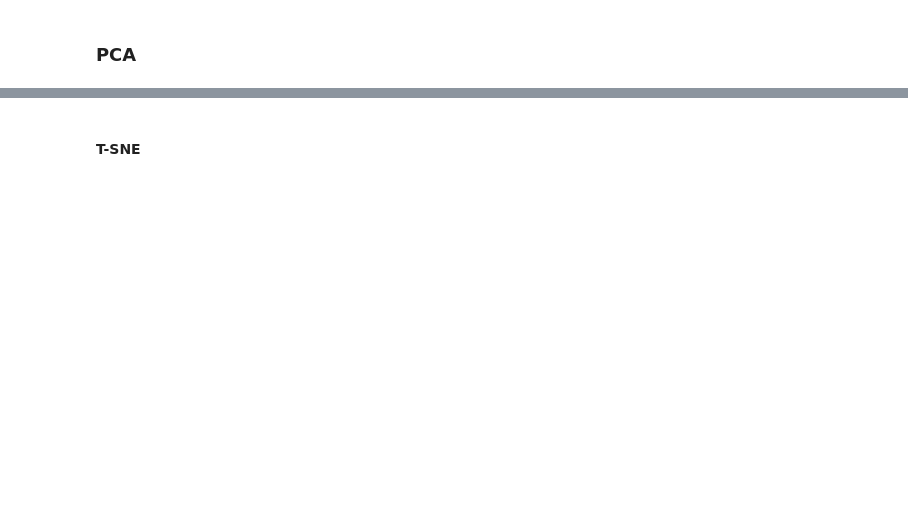
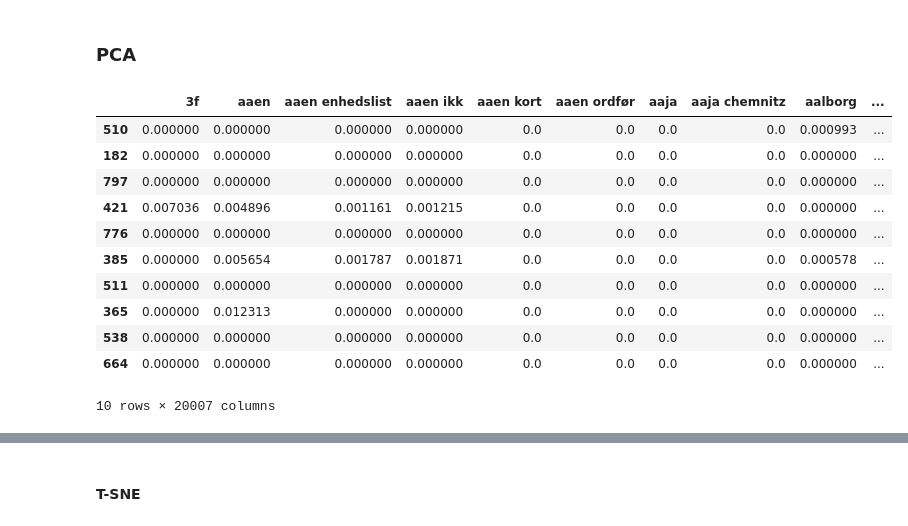
Before and after one commit to carlomarxdk/danish-parlament-text, a Jupyter notebook: 3_TF_IDF.ipynb, the cells around one changed output, grey strips where cells are left out. Saved outputs shown, nothing was run; the diff lists cells and outputs as text; code cells hidden in the pictures; blank space fills up the shorter version.

```diff
--- a/3_TF_IDF.ipynb
+++ b/3_TF_IDF.ipynb
@@ -51,4 +55,19 @@ kmeans = KMeans(n_clusters=5).fit(pca_result)
 df_x['label'] = kmeans.labels_
+# %%
+df_x.sample(10)
+# %% [output]
+|  | 3f | aaen | aaen enhedslist | aaen ikk | aaen kort | aaen ordfør | aaja | aaja chemnitz | aalborg | ... |
+| 510 | 0.000000 | 0.000000 | 0.000000 | 0.000000 | 0.0 | 0.0 | 0.0 | 0.0 | 0.000993 | ... |
+| 182 | 0.000000 | 0.000000 | 0.000000 | 0.000000 | 0.0 | 0.0 | 0.0 | 0.0 | 0.000000 | ... |
+| 797 | 0.000000 | 0.000000 | 0.000000 | 0.000000 | 0.0 | 0.0 | 0.0 | 0.0 | 0.000000 | ... |
+| 421 | 0.007036 | 0.004896 | 0.001161 | 0.001215 | 0.0 | 0.0 | 0.0 | 0.0 | 0.000000 | ... |
+| 776 | 0.000000 | 0.000000 | 0.000000 | 0.000000 | 0.0 | 0.0 | 0.0 | 0.0 | 0.000000 | ... |
+| 385 | 0.000000 | 0.005654 | 0.001787 | 0.001871 | 0.0 | 0.0 | 0.0 | 0.0 | 0.000578 | ... |
+| 511 | 0.000000 | 0.000000 | 0.000000 | 0.000000 | 0.0 | 0.0 | 0.0 | 0.0 | 0.000000 | ... |
+| 365 | 0.000000 | 0.012313 | 0.000000 | 0.000000 | 0.0 | 0.0 | 0.0 | 0.0 | 0.000000 | ... |
+| 538 | 0.000000 | 0.000000 | 0.000000 | 0.000000 | 0.0 | 0.0 | 0.0 | 0.0 | 0.000000 | ... |
+| 664 | 0.000000 | 0.000000 | 0.000000 | 0.000000 | 0.0 | 0.0 | 0.0 | 0.0 | 0.000000 | ... |
+10 rows × 20007 columns
 # %%
 plt.figure(figsize=(16,10))
 sns.scatterplot(
```
Also changed, not shown: parts of 9 cells of this notebook.
